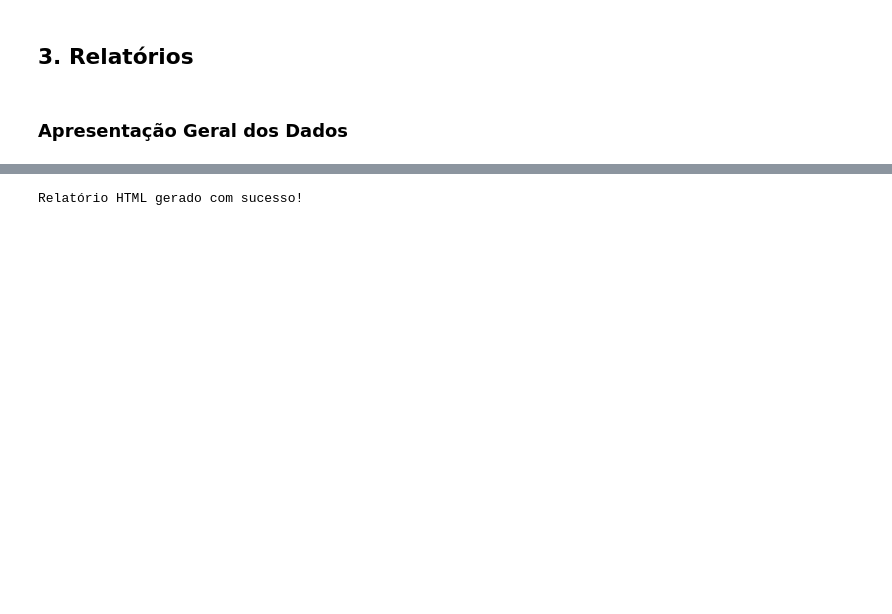
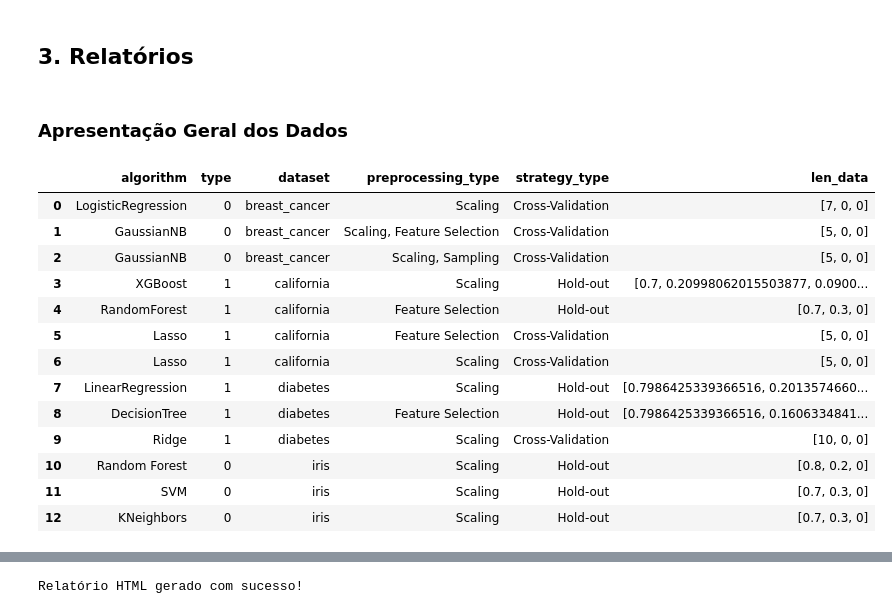
Before and after one commit to GDianaS/ml-metrics-comparison-db, a Jupyter notebook: main.ipynb, the cells around one changed output, grey strips where cells are left out. Drawn from its saved outputs; the diff is of its cells as text; code cells hidden in the pictures; blank space fills up the shorter version.

```diff
--- a/main.ipynb
+++ b/main.ipynb
@@ -205,6 +335,37 @@ Modelo XGBoost treinado e salvo com sucesso!
 ## 3. Relatórios
 # %% [markdown]
 ### Apresentação Geral dos Dados
+# %%
+def fetch_models_with_strategies():
+    with engine.connect() as connection:
+        df = pd.read_sql(text("""
+            SELECT m.algorithm, m.type,  e.dataset, ls.preprocessing_type,  ls.type AS strategy_type, ls.len_data
+            FROM LearnStrategies ls
+            JOIN Models m ON ls.model_id = m.id
+            JOIN Experiments e ON ls.model_id = e.model_id
+            ORDER BY e.dataset
+        """), connection)
+        return df
+
+df_models_with_strategies = fetch_models_with_strategies()
+df_models_with_strategies
+
+# type = 0: Classificação, 1: Regressão
+# %% [output]
+|  | algorithm | type | dataset | preprocessing_type | strategy_type | len_data |
+| 0 | LogisticRegression | 0 | breast_cancer | Scaling | Cross-Validation | [7, 0, 0] |
+| 1 | GaussianNB | 0 | breast_cancer | Scaling, Feature Selection | Cross-Validation | [5, 0, 0] |
+| 2 | GaussianNB | 0 | breast_cancer | Scaling, Sampling | Cross-Validation | [5, 0, 0] |
+| 3 | XGBoost | 1 | california | Scaling | Hold-out | [0.7, 0.20998062015503877, 0.0900... |
+| 4 | RandomForest | 1 | california | Feature Selection | Hold-out | [0.7, 0.3, 0] |
+| 5 | Lasso | 1 | california | Feature Selection | Cross-Validation | [5, 0, 0] |
+| 6 | Lasso | 1 | california | Scaling | Cross-Validation | [5, 0, 0] |
+| 7 | LinearRegression | 1 | diabetes | Scaling | Hold-out | [0.7986425339366516, 0.2013574660... |
+| 8 | DecisionTree | 1 | diabetes | Feature Selection | Hold-out | [0.7986425339366516, 0.1606334841... |
+| 9 | Ridge | 1 | diabetes | Scaling | Cross-Validation | [10, 0, 0] |
+| 10 | Random Forest | 0 | iris | Scaling | Hold-out | [0.8, 0.2, 0] |
+| 11 | SVM | 0 | iris | Scaling | Hold-out | [0.7, 0.3, 0] |
+| 12 | KNeighbors | 0 | iris | Scaling | Hold-out | [0.7, 0.3, 0] |
 # %%
 def fetch_results():
     with engine.connect() as connection:
```
Also changed, not shown: parts of 24 cells of this notebook, 2 other files.
